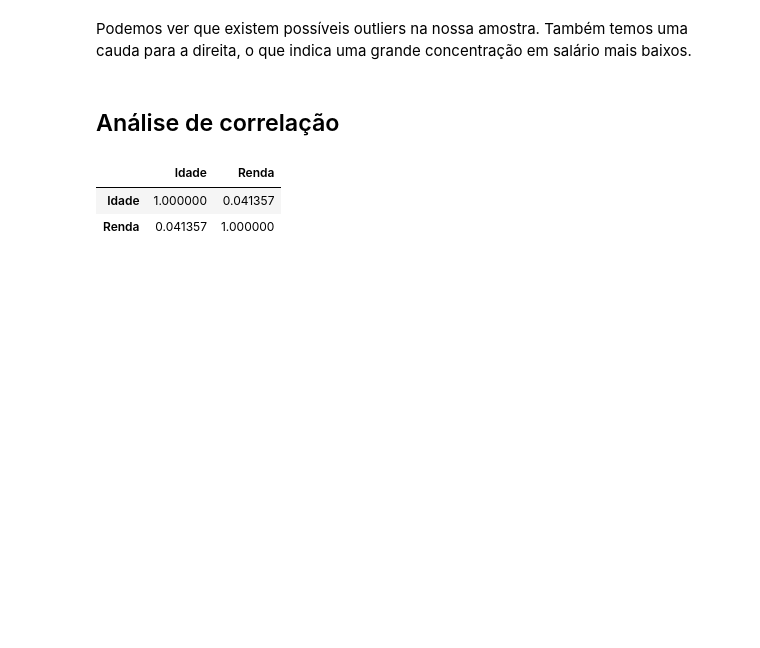
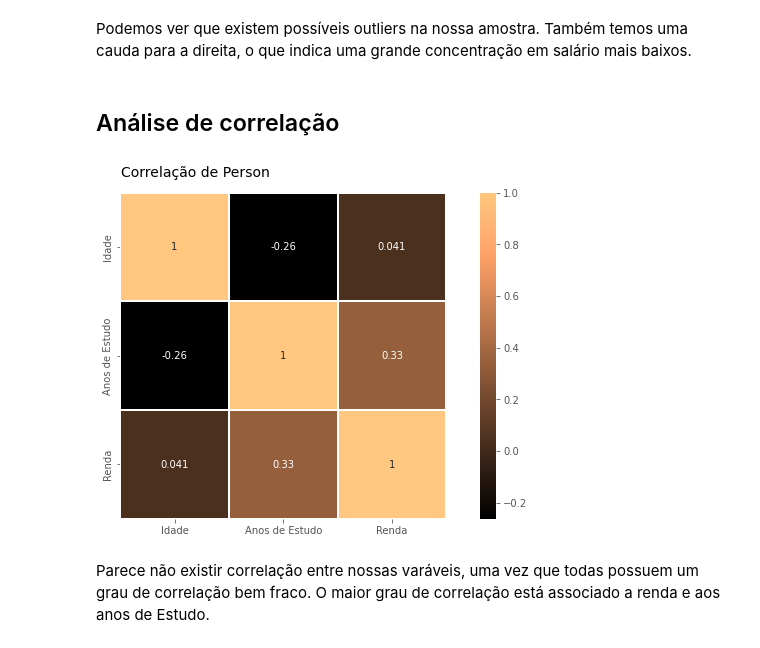
Before and after one commit to LilianeAquino/projeto_aplicado_estatistica, a Jupyter notebook: Análise_Descritiva.ipynb, the cells around one changed output. Drawn from its saved outputs; the diff is of its cells as text; code cells hidden in the pictures; blank space fills up the shorter version.

```diff
--- a/Análise_Descritiva.ipynb
+++ b/Análise_Descritiva.ipynb
@@ -334,9 +334,3 @@ plt.show()
 Podemos ver que existem possíveis outliers na nossa amostra. Também temos uma cauda para a direita, o que indica uma grande concentração em salário mais baixos.
 # %% [markdown]
 ## Análise de correlação
-# %%
-df.drop(['UF', 'Sexo', 'Cor', 'Anos de Estudo'], axis=1).corr()
-# %% [output]
-|  | Idade | Renda |
-| Idade | 1.000000 | 0.041357 |
-| Renda | 0.041357 | 1.000000 |
@@ -362,0 +337,14 @@ df.drop(['UF', 'Sexo', 'Cor', 'Anos de Estudo'], axis=1).corr()
+# %%
+df['Anos de Estudo'] = df['Anos de Estudo'].map(map_anos_estudos)
+corr = df.drop(['UF', 'Sexo', 'Cor'], axis=1).corr()
+
+plt.figure(figsize=(12, 6))
+plt.title('Correlação de Person', y=1.03, size=14, loc='left', x=0.001)
+sns.heatmap(corr, linewidths=0.1, vmax=1.0, square=True, cmap=plt.cm.copper, linecolor='white', annot=True)
+plt.xticks(rotation=0, ha='center')
+plt.show()
+# %% [output]
+[figure, added]
+# %% [markdown]
+Parece não existir correlação entre nossas varáveis, uma vez que todas possuem um grau de correlação bem fraco.
+O maior grau de correlação está associado a renda e aos anos de Estudo.
```
Also changed, not shown: parts of 2 cells of this notebook, 1 other file.
